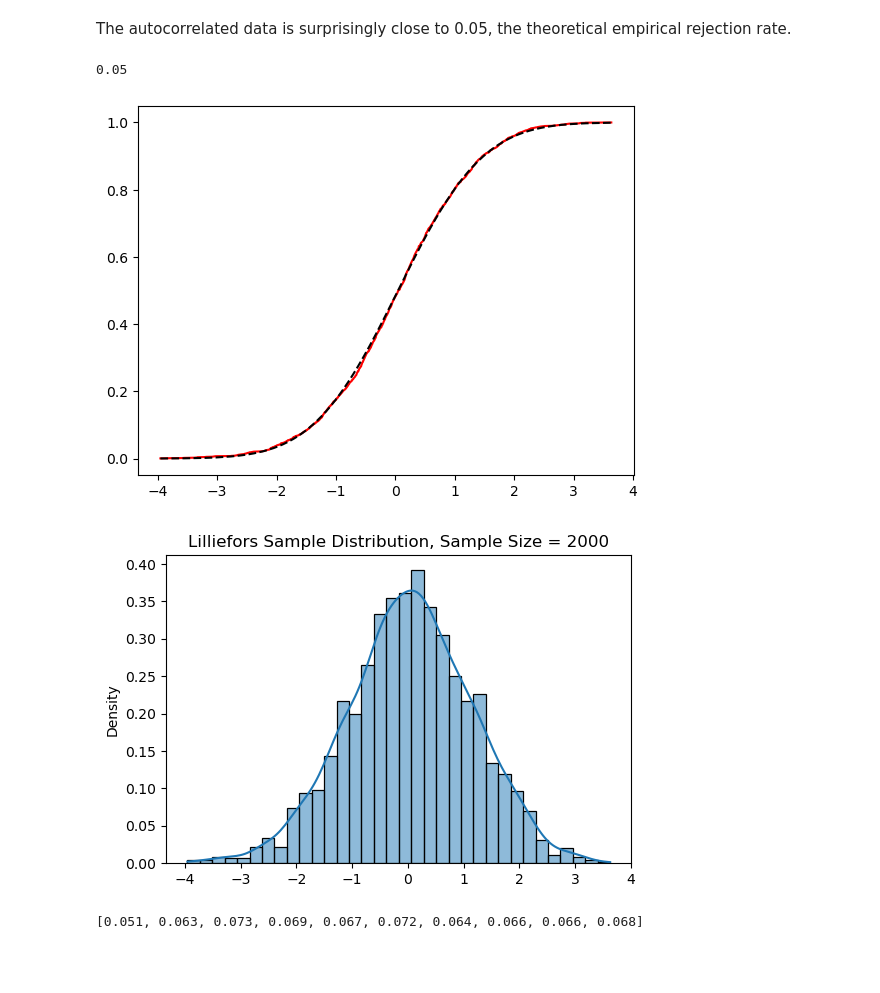
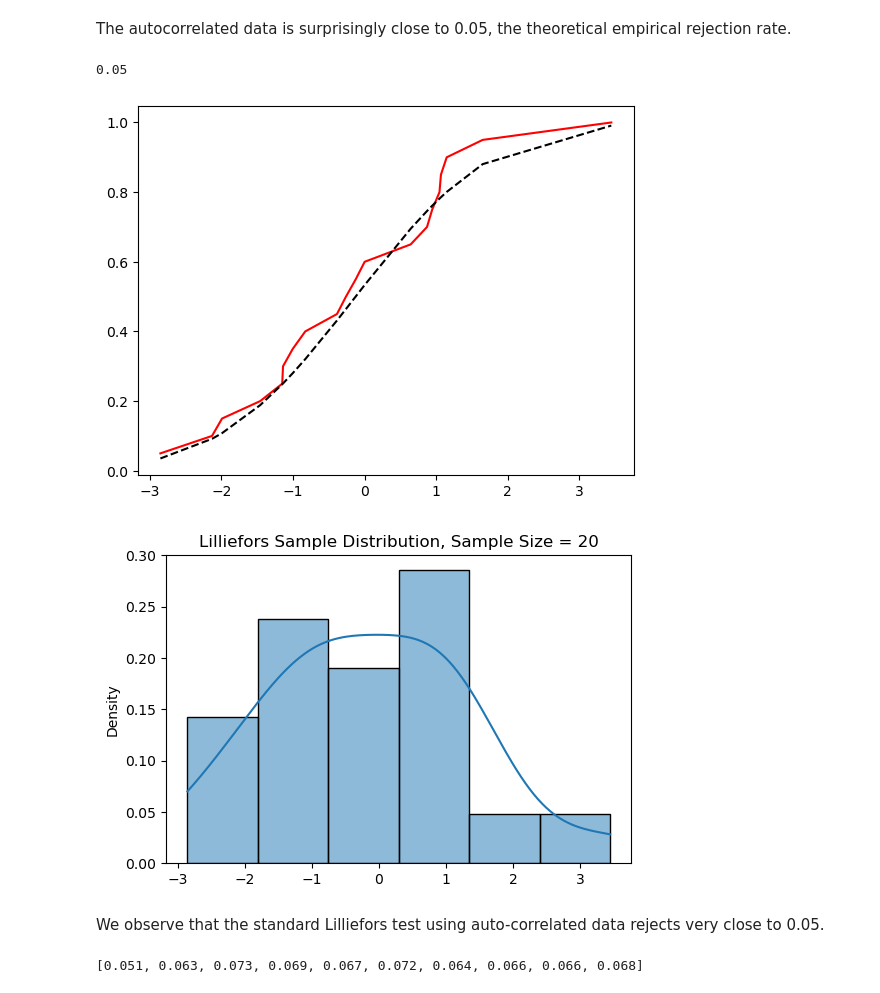
Before and after one commit to jinnayoon/ks_testing, a Jupyter notebook: normality_tests.ipynb, the cells around one changed output. Saved outputs shown, nothing was run; the diff lists cells and outputs as text; code cells hidden in the pictures; blank space fills up the shorter version.

```diff
--- a/normality_tests.ipynb
+++ b/normality_tests.ipynb
@@ -388,7 +447,7 @@ rejection_rate
 #sample size is 1500
 rng = np.random.default_rng() #default is mu = 0, std = 1
 n_trials = 1000
-sample_size = 1500
+sample_size = 30
 
 rejections = []
 for i in range(n_trials):
@@ -406,6 +465,5 @@ plt.plot(data, emp_cdf, 'r-', label='Empirical CDF')
 plt.plot(data, null_cdf, 'k--', label='Fitted Normal CDF')
 plt.figure(figsize=(6, 4))
 sns.histplot(data, kde=True, stat='density', label='Sample PDF')
-sns.kdeplot(D)
 plt.title(f'Lilliefors Sample Distribution, Sample Size = {sample_size}')
 # %% [output]
@@ -536,7 +596,7 @@ After the code above multiple times, it appears that the sample mean is what's c
 #### **Now: showing how the test fails with autocorrelated data**
 # %%
 n_trials = 1000
-sample_size = 1000
+sample_size = 30
 
 rejections = []
 for i in range(n_trials):
@@ -564,7 +624,7 @@ rejection_rate
 # %%
-#sample size is 1250
+#sample size is 25
 n_trials = 1000
-sample_size = 1250
+sample_size = 25
 
 rejections = []
 for i in range(n_trials):
@@ -592,7 +652,7 @@ rejection_rate
 # %%
-#sample size is 1500
+#sample size is 20
 n_trials = 1000
-sample_size = 1500
+sample_size = 20
 
 rejections = []
 for i in range(n_trials):
@@ -621,33 +681,35 @@ rejection_rate
 # %% [markdown]
 The autocorrelated data is surprisingly close to 0.05, the theoretical empirical rejection rate.
 # %%
-#sample size is 2000
+#sample size is 20
 n_trials = 1000
-sample_size = 2000
+sample_size = 20
 
 rejections = []
 for i in range(n_trials):
     data = np.sort(generate_ar1(n=sample_size, phi=0.5))
     #dist = norm estimates from each sample instead of using the known mu and std
     result = lilliefors(data, dist='norm', pvalmethod='table') #table uses a very large simulation
     pvalue = result[1] #get p-value only of tuple
     rejections.append(pvalue)
 
     emp_cdf = np.arange(1, sample_size + 1) / sample_size
     mu_hat = np.mean(data)
     sigma_hat = np.std(data, ddof=1)
     null_cdf = stats.norm.cdf(data, loc=mu_hat, scale=sigma_hat)
 plt.plot(data, emp_cdf, 'r-', label='Empirical CDF')
 plt.plot(data, null_cdf, 'k--', label='Fitted Normal CDF')
 plt.figure(figsize=(6, 4))
 sns.histplot(data, kde=True, stat='density', label='Sample PDF')
 plt.title(f'Lilliefors Sample Distribution, Sample Size = {sample_size}')
 rejection_rate = np.mean(np.array(rejections) < 0.05)
 rejection_rate
 # %% [output]
 0.05
-[figure, old version]
+[figure, new version]
-[figure, old version]
+[figure, new version]
+# %% [markdown]
+We observe that the standard Lilliefors test using auto-correlated data rejects very close to 0.05.
 # %%
 #see the avg and std of autocorrelated data
 #see effect of sample size 2000
```
Also changed, not shown: parts of 47 cells of this notebook.
